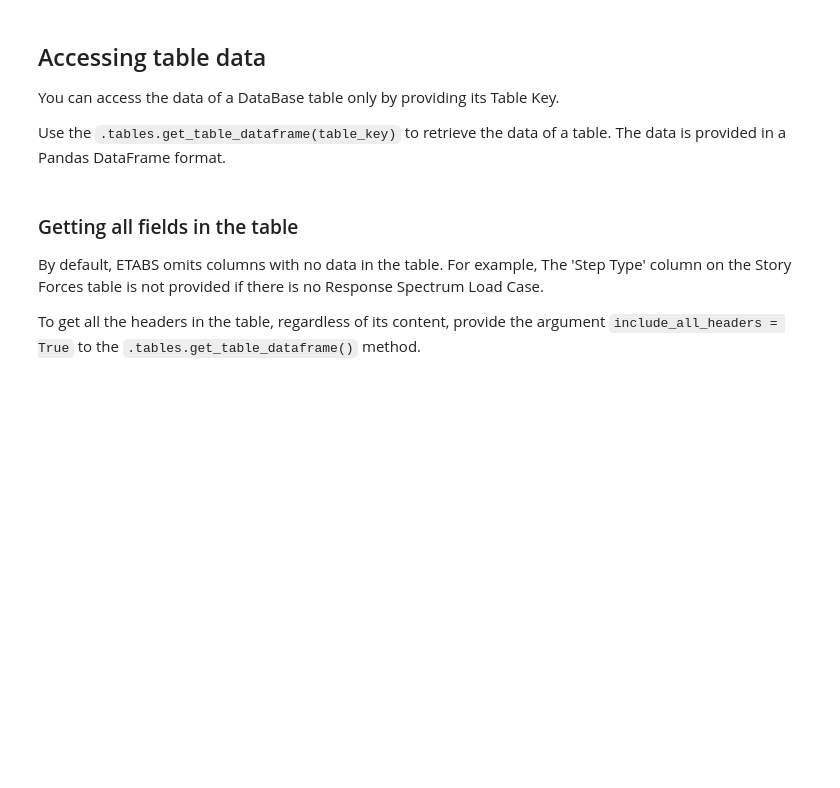
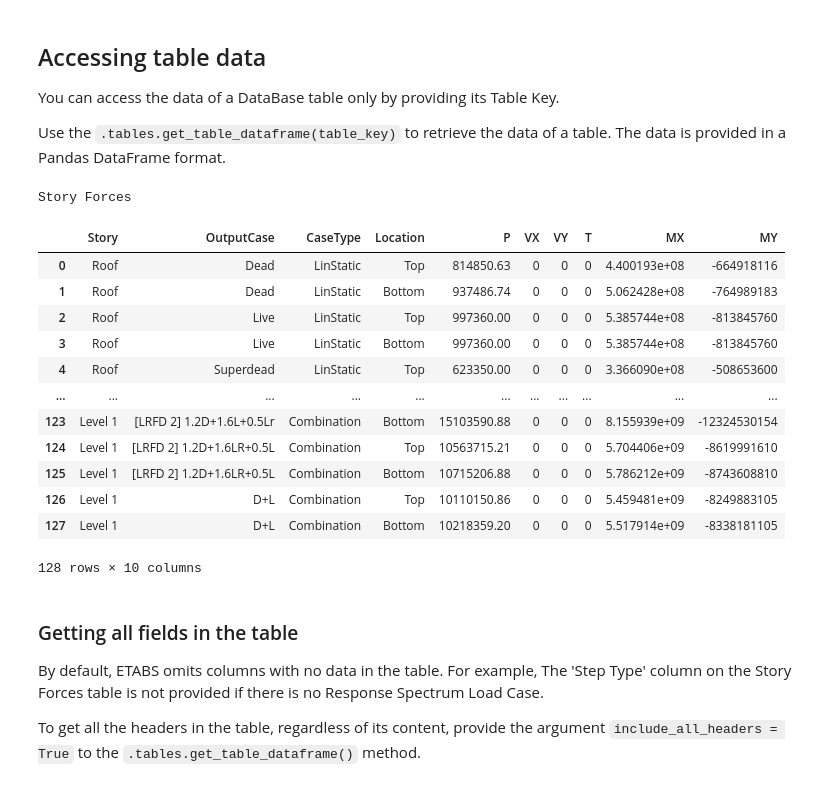
Before and after one commit to pjlee-deg/PyCSI-trial-documentation-v3, a Jupyter notebook: docs/source/notebooks/3_Table_Operations.ipynb, the cells around one changed output. Saved outputs shown, nothing was run; the diff lists cells and outputs as text; code cells hidden in the pictures; blank space fills up the shorter version.

```diff
--- a/docs/source/notebooks/3_Table_Operations.ipynb
+++ b/docs/source/notebooks/3_Table_Operations.ipynb
@@ -91,9 +122,24 @@ You can access the data of a DataBase table only by providing its Table Key.
 Use the `.tables.get_table_dataframe(table_key)` to retrieve the data of a table. The data is provided in a Pandas DataFrame format.
 # %%
 TABLE_KEY = 'Story Forces'
-story_definitions = model.tables.get_table_dataframe(TABLE_KEY)
+story_forces = model.tables.get_table_dataframe(TABLE_KEY)
 print(TABLE_KEY)
-display(story_definitions)
+display(story_forces)
+# %% [output]
+Story Forces
+|  | Story | OutputCase | CaseType | Location | P | VX | VY | T | MX | MY |
+| 0 | Roof | Dead | LinStatic | Top | 814850.63 | 0 | 0 | 0 | 4.400193e+08 | -664918116 |
+| 1 | Roof | Dead | LinStatic | Bottom | 937486.74 | 0 | 0 | 0 | 5.062428e+08 | -764989183 |
+| 2 | Roof | Live | LinStatic | Top | 997360.00 | 0 | 0 | 0 | 5.385744e+08 | -813845760 |
+| 3 | Roof | Live | LinStatic | Bottom | 997360.00 | 0 | 0 | 0 | 5.385744e+08 | -813845760 |
+| 4 | Roof | Superdead | LinStatic | Top | 623350.00 | 0 | 0 | 0 | 3.366090e+08 | -508653600 |
+| ... | ... | ... | ... | ... | ... | ... | ... | ... | ... | ... |
+| 123 | Level 1 | [LRFD 2] 1.2D+1.6L+0.5Lr | Combination | Bottom | 15103590.88 | 0 | 0 | 0 | 8.155939e+09 | -12324530154 |
+| 124 | Level 1 | [LRFD 2] 1.2D+1.6LR+0.5L | Combination | Top | 10563715.21 | 0 | 0 | 0 | 5.704406e+09 | -8619991610 |
+| 125 | Level 1 | [LRFD 2] 1.2D+1.6LR+0.5L | Combination | Bottom | 10715206.88 | 0 | 0 | 0 | 5.786212e+09 | -8743608810 |
+| 126 | Level 1 | D+L | Combination | Top | 10110150.86 | 0 | 0 | 0 | 5.459481e+09 | -8249883105 |
+| 127 | Level 1 | D+L | Combination | Bottom | 10218359.20 | 0 | 0 | 0 | 5.517914e+09 | -8338181105 |
+128 rows × 10 columns
 # %% [markdown]
 ### Getting all fields in the table
 
```
Also changed, not shown: parts of 7 cells of this notebook, 6 other files.
